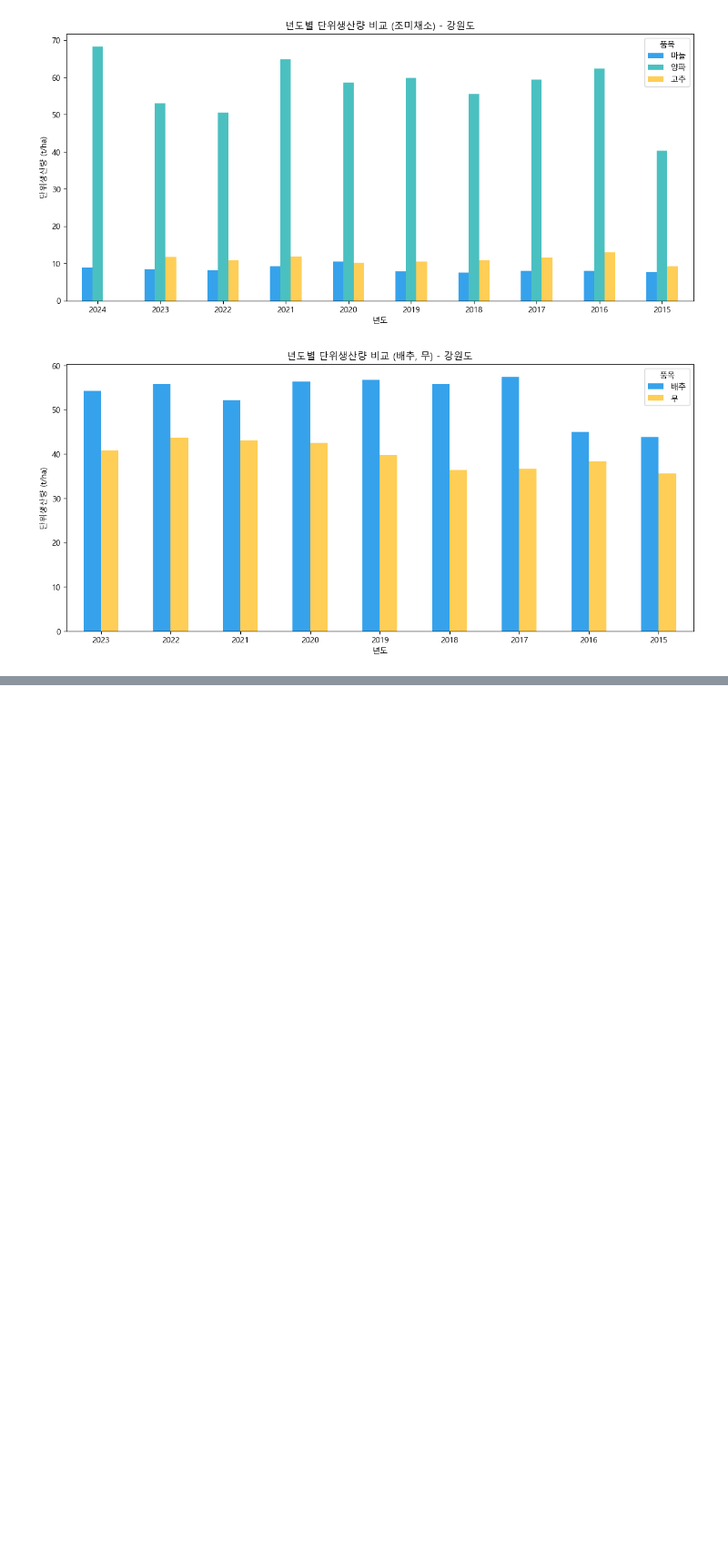
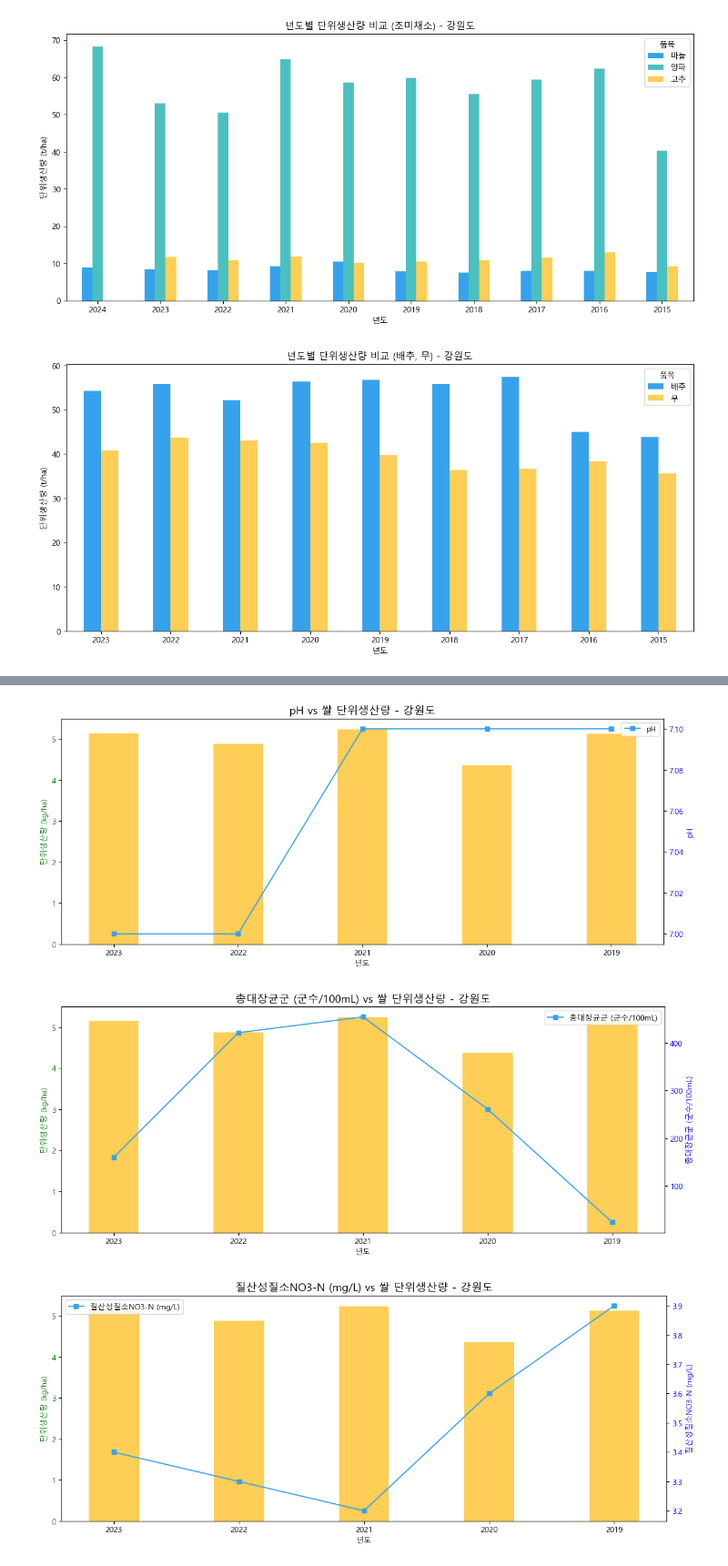
Before and after one commit to gwang1234/food_yield_analysis, a Jupyter notebook: foodWeather_data.ipynb, the cells around one changed output, grey strips where cells are left out. Shown at 91% size. Cells and saved outputs as stored; diff of their text form; code cells hidden in the pictures; blank space fills up the shorter version.

```diff
--- a/foodWeather_data.ipynb
+++ b/foodWeather_data.ipynb
@@ -468,4 +464,11 @@ plt.show()
 # %% [output]
 [figure]
 # %%
-# later...
+# 지역별, 품목별, 단위생산량과 지하수 중금속 농도 간의 연관관계 표
+# 강원도 쌀생산량과 지하수 중금속 농도 비교
+comparison = rice.join(quality)
+comparison.dropna(axis=0, inplace=True)
+
+comparison = comparison.xs('강원도', level='행정구역별')
+comparison.drop(columns=['면적', '생산량'], inplace=True)
+comparison
@@ -471,0 +484,40 @@ plt.show()
+# %%
+# 지역별, 품목별, 단위생산량과 지하수 중금속 농도 간의 연관관계 표
+# 강원도 쌀생산량과 지하수 중금속 농도 비교
+import pandas as pd
+
+# 비교할 컬럼들
+indicators = ['pH', '총대장균군 (군수/100mL)', '질산성질소NO3-N (mg/L)', '염소이온Cl- (mg/L)']
+
+# 문자열 → 숫자
+for col in indicators:
+    comparison[col] = pd.to_numeric(comparison[col], errors='coerce')
+comparison['단위생산량'] = pd.to_numeric(comparison['단위생산량'], errors='coerce')
+
+# NaN 제거
+comparison = comparison.dropna(subset=['단위생산량'] + indicators)
+
+# 시각화
+for indicator in indicators:
+    fig, ax1 = plt.subplots(figsize=(12, 5))
+    plt.title(f'{indicator} vs 쌀 단위생산량 - 강원도', fontsize=14)
+
+    years = comparison.index
+
+    ax1.set_xlabel('년도')
+    ax1.set_ylabel('단위생산량 (kg/ha)', color='green')
+    ax1.bar(years, comparison['단위생산량'], color='#FFCE56', label='단위생산량', width=0.4)
+    ax1.tick_params(axis='y', labelcolor='green')
+
+    ax2 = ax1.twinx()
+    ax2.set_ylabel(indicator, color='blue')
+    ax2.plot(years, comparison[indicator], marker='s', color='#36A2EB', label=indicator)
+    ax2.tick_params(axis='y', labelcolor='blue')
+
+    fig.tight_layout()
+    plt.legend()
+    plt.show()
+# %% [output]
+[figure, added]
+[figure, added]
+[figure, added]
```
Also changed, not shown: parts of 4 cells of this notebook.
